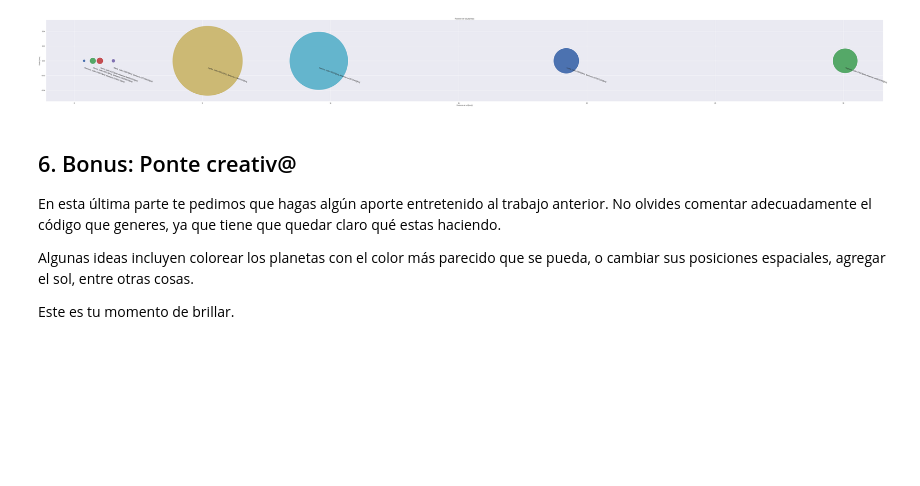
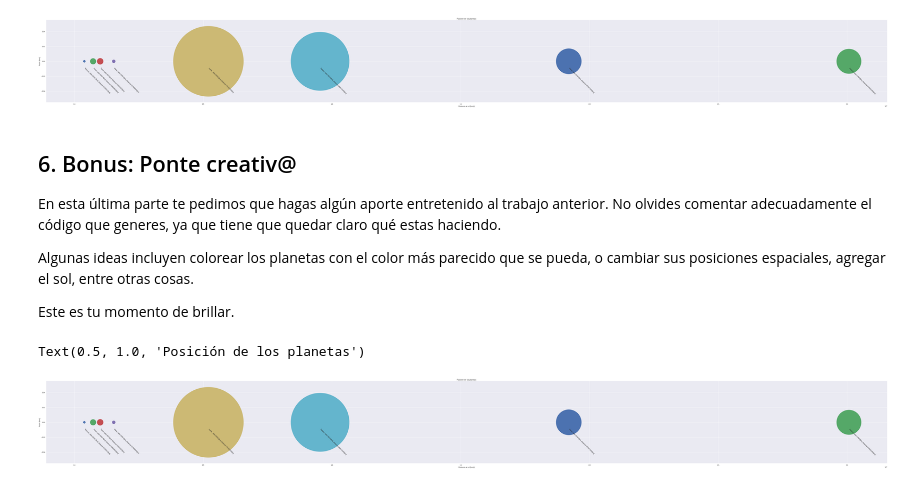
Before and after one commit to DiegoRomanCortes/minitarea1, a Jupyter notebook: minitarea1.ipynb, the cells around one changed output. Saved outputs shown, nothing was run; the diff lists cells and outputs as text; code cells hidden in the pictures; blank space fills up the shorter version.

```diff
--- a/minitarea1.ipynb
+++ b/minitarea1.ipynb
@@ -168,14 +165,14 @@ fig1 = plt.figure(figsize = (100, 10)) #para que alcance todo el grafico
 for planeta in dict_planetas:
   #recorre el diccionario de planetas para acceder a sus datos y mostrarlos en el grafico
 
-  x = dict_planetas[planeta].distancia/(AU)
-  r = dict_planetas[planeta].radio*10**6/AU #ajustes realizados para mayor legibilidad (no esta a escala)
+  x = dict_planetas[planeta].distancia/(AU/10**6)
+  r = dict_planetas[planeta].radio/(AU/10**6) #ajustes realizados para mayor legibilidad (no esta a escala)
   plt.plot(x, 0, 'o', markersize=r)
 
-  plt.text(x, -0.01, dict_planetas[planeta].info(), rotation=-20, size=12)
-  print(x,r)
+  plt.text(x, -0.01, dict_planetas[planeta].info(), rotation=-45, size=10)
+  #print(x,r)
 
-plt.xlabel('Distancia al sol [kms])')
-plt.ylabel('Radio [kms]')
+plt.xlabel('Distancia al sol [km])')
+plt.ylabel('Radio [km]')
 plt.title('Posición de los planetas')
 # %% [output]
@@ -197,3 +186,24 @@ Algunas ideas incluyen colorear los planetas con el color más parecido que se p
 
 
 Este es tu momento de brillar.
+# %%
+import matplotlib.pyplot as plt
+
+fig1 = plt.figure(figsize = (100, 10)) #para que alcance todo el grafico
+
+for planeta in dict_planetas:
+  #recorre el diccionario de planetas para acceder a sus datos y mostrarlos en el grafico
+
+  x = dict_planetas[planeta].distancia/(AU/10**6)
+  r = dict_planetas[planeta].radio/(AU/10**6) #ajustes realizados para mayor legibilidad (no esta a escala)
+  plt.plot(x, 0, 'o', markersize=r)
+
+  plt.text(x, -0.01, dict_planetas[planeta].info(), rotation=-45, size=10)
+  #print(x,r)
+
+plt.xlabel('Distancia al sol [km])')
+plt.ylabel('Radio [km]')
+plt.title('Posición de los planetas')
+# %% [output]
+Text(0.5, 1.0, 'Posición de los planetas')
+[figure, added]
```
Also changed, not shown: parts of 5 cells of this notebook.
